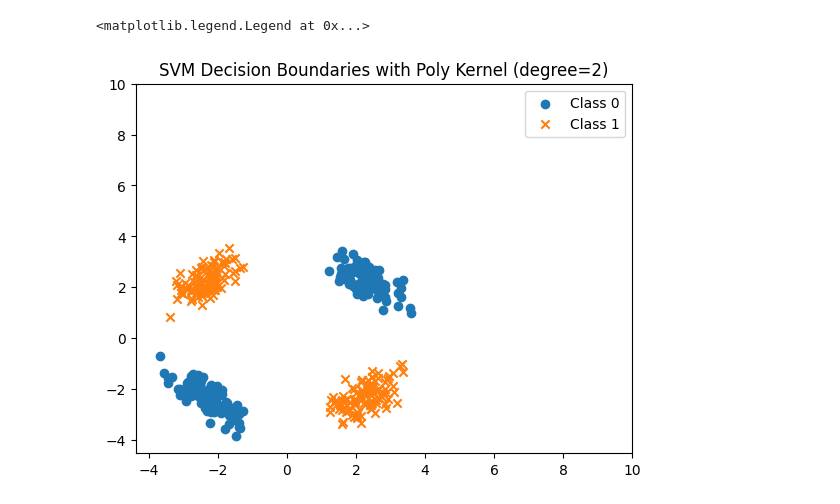
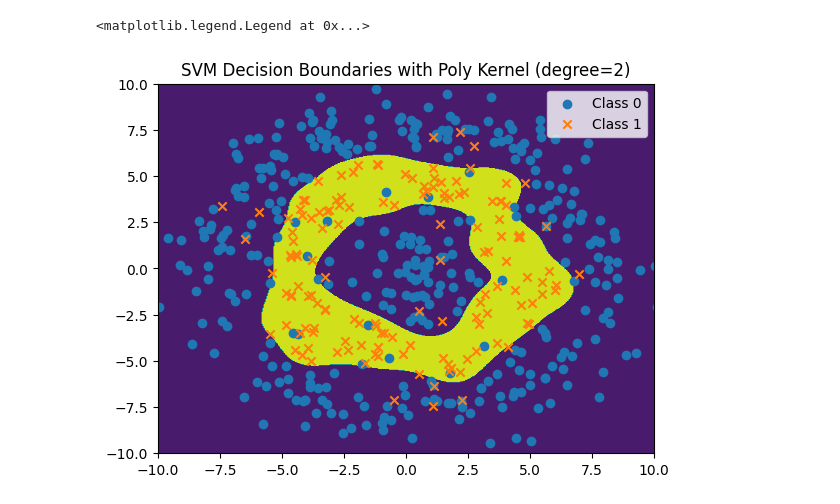
Before and after one commit to Jansenpapworth/Machine-Learning, a Jupyter notebook: Tutorial 5/Task 2.ipynb, the cells around one changed output. Saved outputs shown, nothing was run; the diff lists cells and outputs as text; code cells hidden in the pictures.

```diff
--- a/Tutorial 5/Task 2.ipynb
+++ b/Tutorial 5/Task 2.ipynb
@@ -73,30 +73,32 @@ def gen_xor_distribution(n=100):
 
 # function to generate the grid
 def gen_sample_grid(npx=200, npy=200, limit = 4):
-  x1line = np.linspace(limit, limit, npx)
-  x2line = np.linspace(limit, limit, npy)
+  x1line = np.linspace(-limit, limit, npx)
+  x2line = np.linspace(-limit, limit, npy)
   x1grid, x2grid = np.meshgrid(x1line, x2line)
   Xgrid = np.array([x1grid, x2grid]).reshape([2,npx*npy]).T
   return Xgrid, x1line, x2line
 # %%
-X, y = gen_xor_distribution(400)
+points = 500
 
-Xgrid, x1line, x2line = gen_sample_grid(400,400,10)
+X, y = gen_circular_distribution(points)
+
+Xgrid, x1line, x2line = gen_sample_grid(points,points,10)
 # %%
 from sklearn.svm import SVC
 
-X, y = gen_xor_distribution(400)
-
-svm = SVC(C=0.01, gamma='auto',kernel='poly',degree=2)
+svm = SVC(C=1, gamma='auto',kernel='rbf')
 svm.fit(X,y)
 data = svm.predict(Xgrid)
-data = np.reshape(data, [400,400])
+data = np.reshape(data, [points,points])
 
-plt.contour(x1line,x2line,data)
+plt.contourf(x1line,x2line,data)
+plt.xlim(-10,10)
+plt.ylim(-10,10)
 plt.scatter(X[y==0,0],X[y==0,1],label='Class 0',marker='o')
 plt.scatter(X[y==1,0],X[y==1,1],label='Class 1',marker='x')
 plt.title('SVM Decision Boundaries with Poly Kernel (degree=2)')
 plt.legend()
 # %% [output]
 <matplotlib.legend.Legend at 0x...>
-[figure, old version]
+[figure, new version]
```
Also changed, not shown: parts of 3 cells of this notebook.
